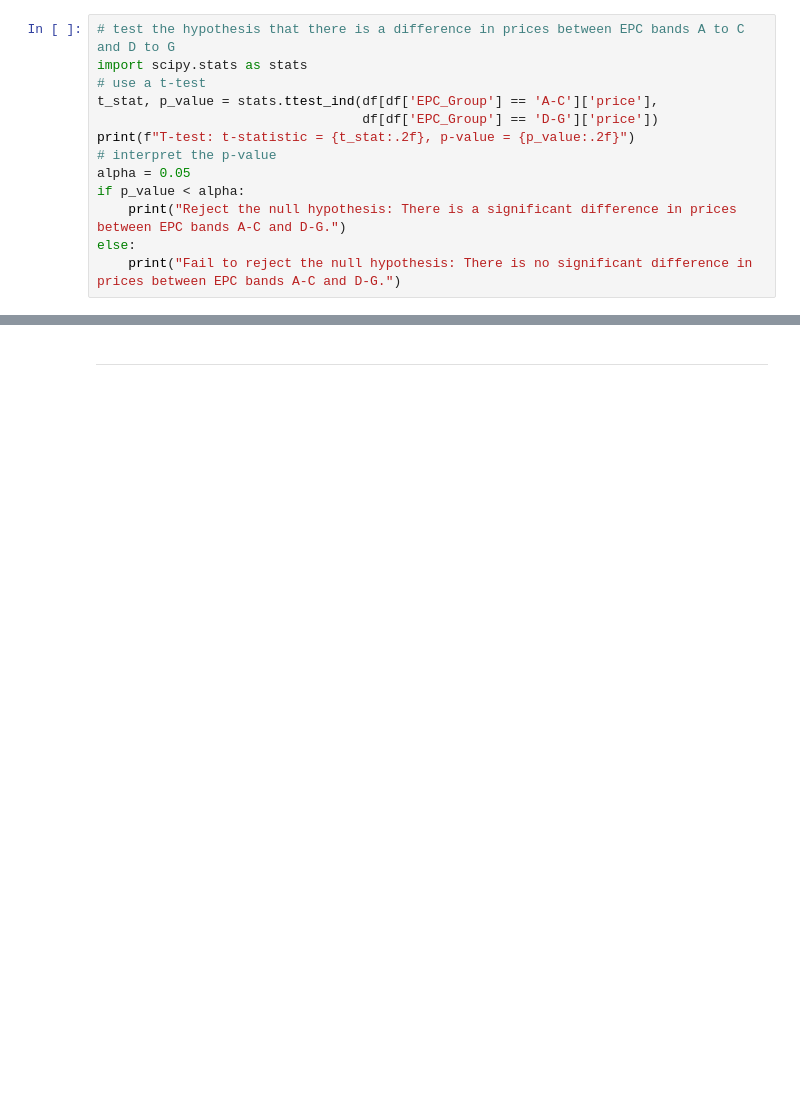
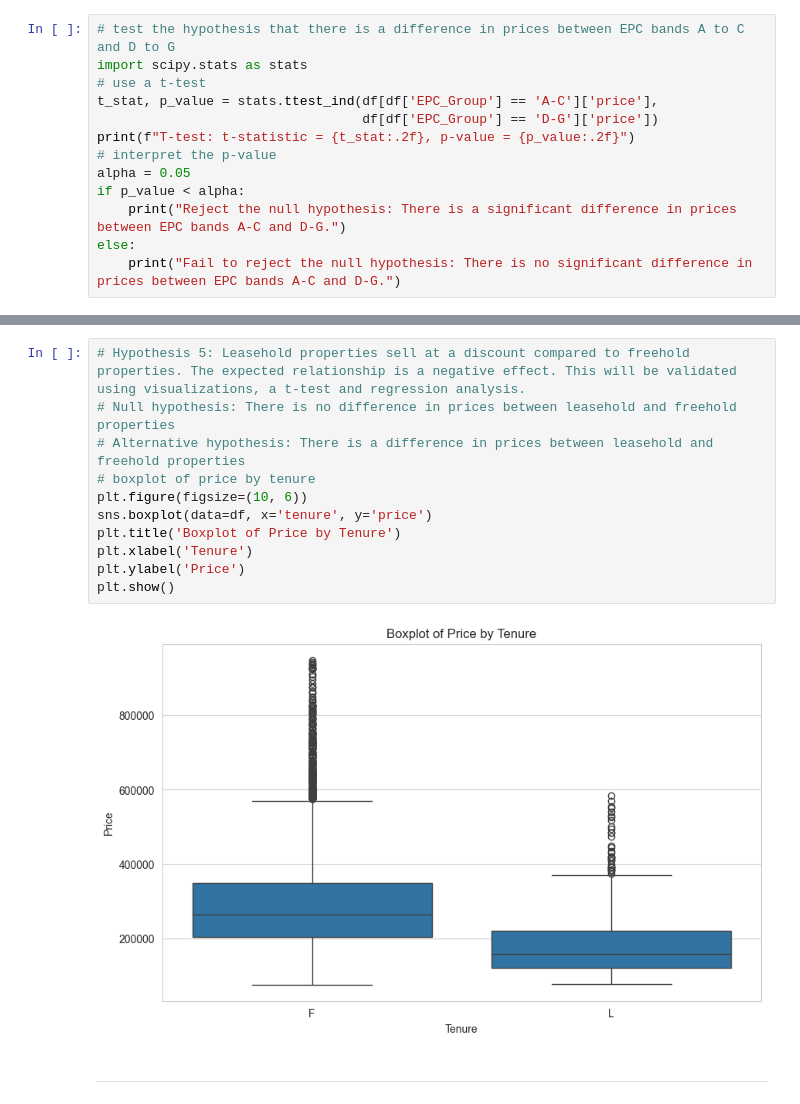
Before and after one commit to maleeper/Midlands_House_Prices, a Jupyter notebook: jupyter_notebooks/07 EDA and Hypotheses tests.ipynb, the cells around one changed output, grey strips where cells are left out. Drawn from its saved outputs; the diff is of its cells as text; blank space fills up the shorter version.

Commit message:
Update 07 EDA and Hypotheses tests.ipynb
Test Hypothesis 5

```diff
--- a/jupyter_notebooks/07 EDA and Hypotheses tests.ipynb
+++ b/jupyter_notebooks/07 EDA and Hypotheses tests.ipynb
@@ -289,2 +293,15 @@ else:
+# %%
+# Hypothesis 5: Leasehold properties sell at a discount compared to freehold properties. The expected relationship is a negative effect. This will be validated using visualizations, a t-test and regression analysis.
+# Null hypothesis: There is no difference in prices between leasehold and freehold properties
+# Alternative hypothesis: There is a difference in prices between leasehold and freehold properties
+# boxplot of price by tenure
+plt.figure(figsize=(10, 6))
+sns.boxplot(data=df, x='tenure', y='price')
+plt.title('Boxplot of Price by Tenure')
+plt.xlabel('Tenure')
+plt.ylabel('Price')
+plt.show()
+# %% [output]
+[figure, added]
 # %% [markdown]
 ---
```
Also changed, not shown: parts of 2 cells of this notebook.
